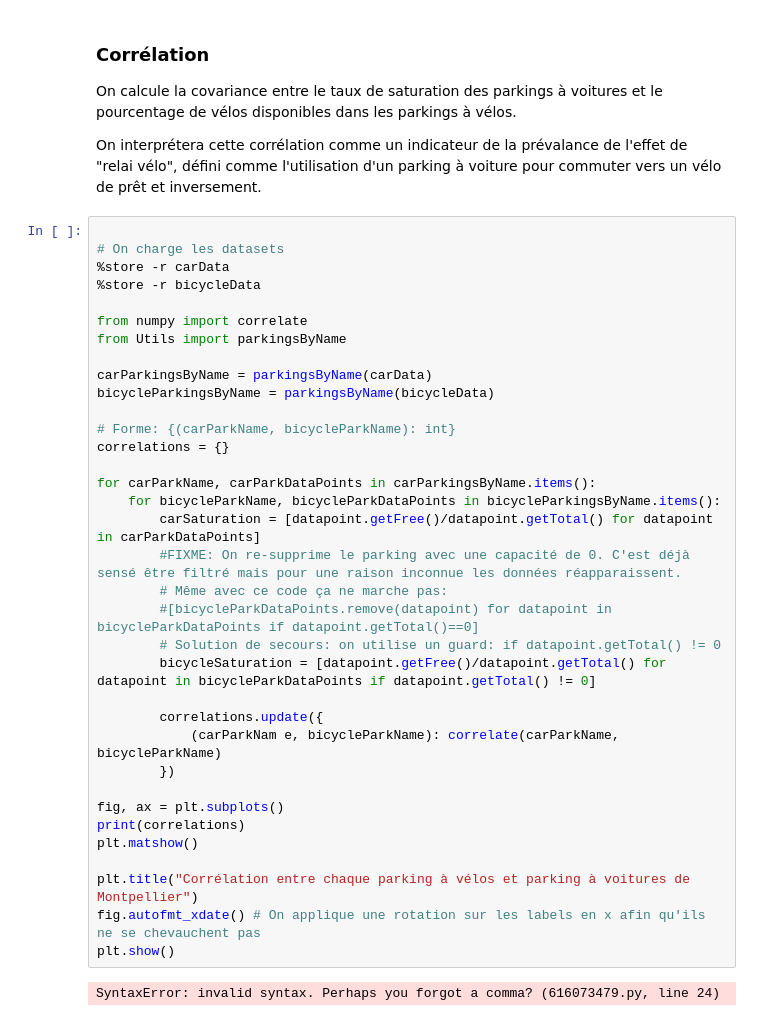
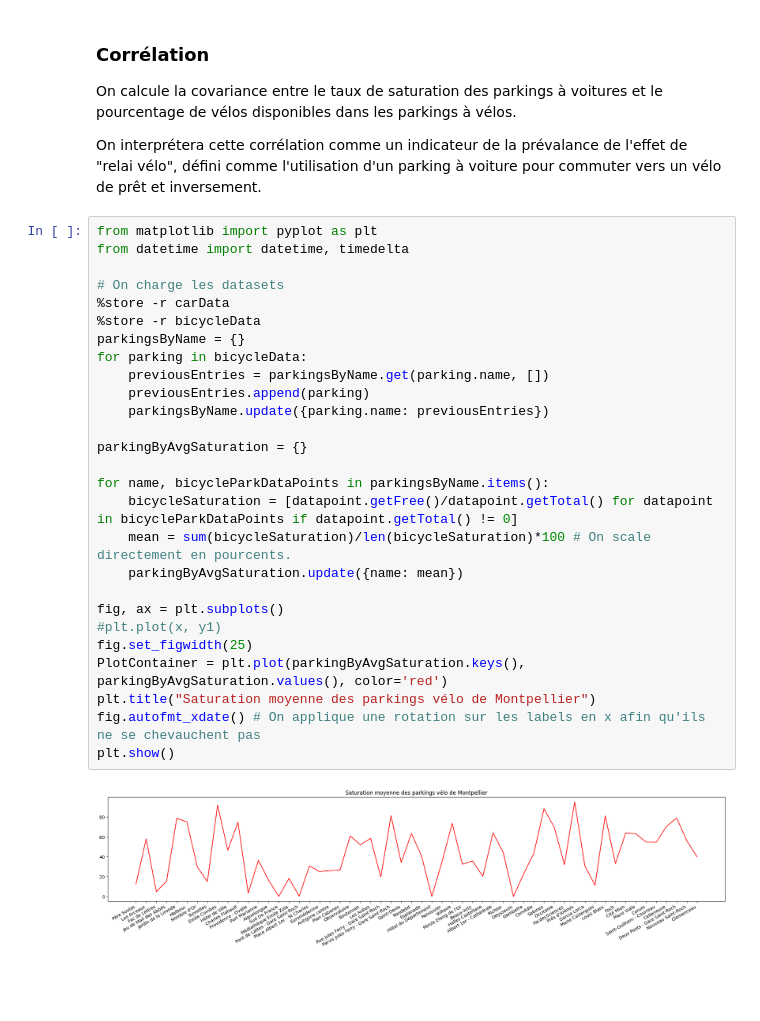
Before and after one commit to ruben-rouviere/sae15, a Jupyter notebook: src/analysis/jupyter.ipynb, the cells around one changed output. Saved outputs shown, nothing was run; the diff lists cells and outputs as text; blank space fills up the shorter version.

Commit message:
Graph amélioration

```diff
--- a/src/analysis/jupyter.ipynb
+++ b/src/analysis/jupyter.ipynb
@@ -192,40 +192,32 @@ plt.show()
 On calcule la covariance entre le taux de saturation des parkings à voitures et le pourcentage de vélos disponibles dans les parkings à vélos.
 
 On interprétera cette corrélation comme un indicateur de la prévalance de l'effet de "relai vélo", défini comme l'utilisation d'un parking à voiture pour commuter vers un vélo de prêt et inversement.
-# %%
-
-# On charge les datasets
-%store -r carData
-%store -r bicycleData
-
-from numpy import correlate
-from Utils import parkingsByName
-
-carParkingsByName = parkingsByName(carData)
-bicycleParkingsByName = parkingsByName(bicycleData)
-
-# Forme: {(carParkName, bicycleParkName): int}
-correlations = {}
-
-for carParkName, carParkDataPoints in carParkingsByName.items():
-    for bicycleParkName, bicycleParkDataPoints in bicycleParkingsByName.items():
-        carSaturation = [datapoint.getFree()/datapoint.getTotal() for datapoint in carParkDataPoints]
-        #FIXME: On re-supprime le parking avec une capacité de 0. C'est déjà sensé être filtré mais pour une raison inconnue les données réapparaissent.
-        # Même avec ce code ça ne marche pas:
-        #[bicycleParkDataPoints.remove(datapoint) for datapoint in bicycleParkDataPoints if datapoint.getTotal()==0]
-        # Solution de secours: on utilise un guard: if datapoint.getTotal() != 0
-        bicycleSaturation = [datapoint.getFree()/datapoint.getTotal() for datapoint in bicycleParkDataPoints if datapoint.getTotal() != 0]
-
-        correlations.update({
-            (carParkNam e, bicycleParkName): correlate(carParkName, bicycleParkName)
-        })
-
-fig, ax = plt.subplots()
-print(correlations)
-plt.matshow()
-
-plt.title("Corrélation entre chaque parking à vélos et parking à voitures de Montpellier")
-fig.autofmt_xdate() # On applique une rotation sur les labels en x afin qu'ils ne se chevauchent pas
-plt.show()
-# %% [output]
-SyntaxError: invalid syntax. Perhaps you forgot a comma? (616073479.py, line 24)
+# %%
+from matplotlib import pyplot as plt
+from datetime import datetime, timedelta
+
+# On charge les datasets
+%store -r carData
+%store -r bicycleData
+parkingsByName = {}
+for parking in bicycleData:
+    previousEntries = parkingsByName.get(parking.name, [])
+    previousEntries.append(parking)
+    parkingsByName.update({parking.name: previousEntries})
+
+parkingByAvgSaturation = {}
+
+for name, bicycleParkDataPoints in parkingsByName.items():
+    bicycleSaturation = [datapoint.getFree()/datapoint.getTotal() for datapoint in bicycleParkDataPoints if datapoint.getTotal() != 0]
+    mean = sum(bicycleSaturation)/len(bicycleSaturation)*100 # On scale directement en pourcents.
+    parkingByAvgSaturation.update({name: mean})
+
+fig, ax = plt.subplots()
+#plt.plot(x, y1)
+fig.set_figwidth(25)
+PlotContainer = plt.plot(parkingByAvgSaturation.keys(), parkingByAvgSaturation.values(), color='red')
+plt.title("Saturation moyenne des parkings vélo de Montpellier")
+fig.autofmt_xdate() # On applique une rotation sur les labels en x afin qu'ils ne se chevauchent pas
+plt.show()
+# %% [output]
+[figure, added]
```
Also changed, not shown: parts of 1 cell of this notebook.
